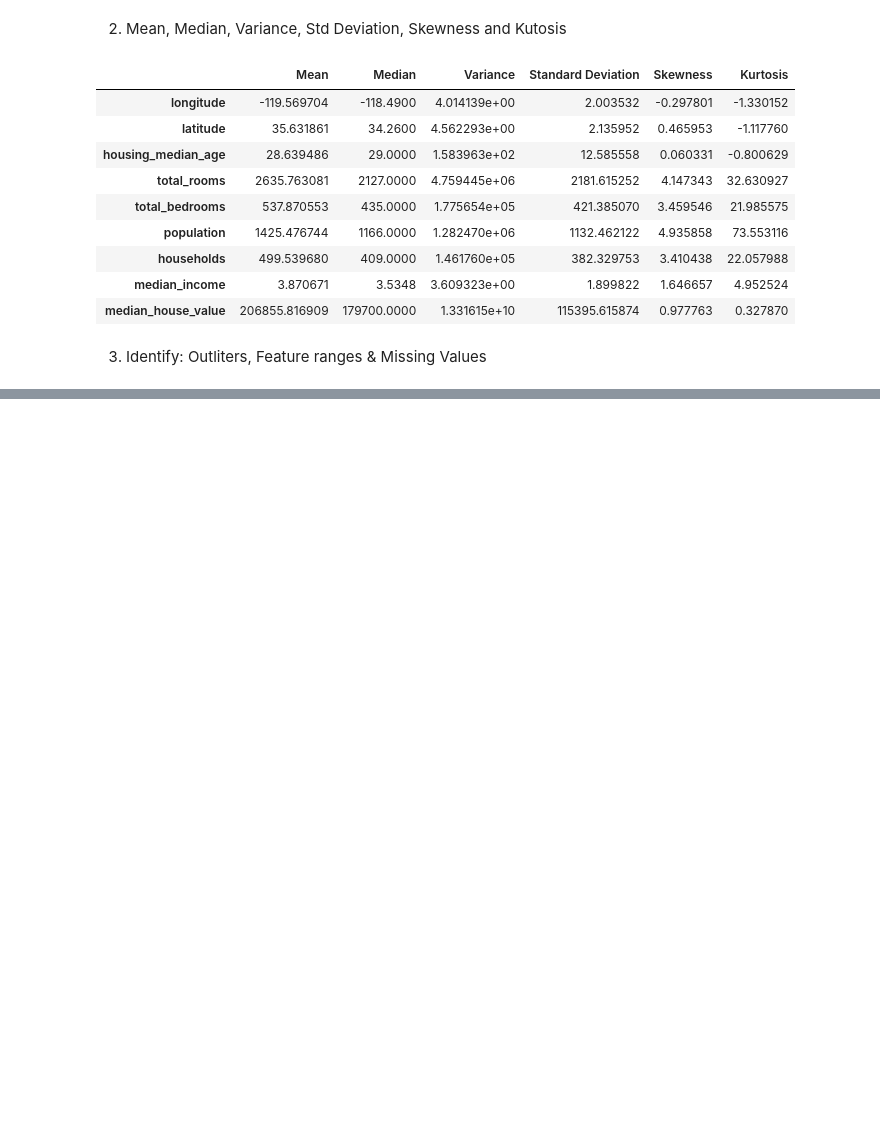
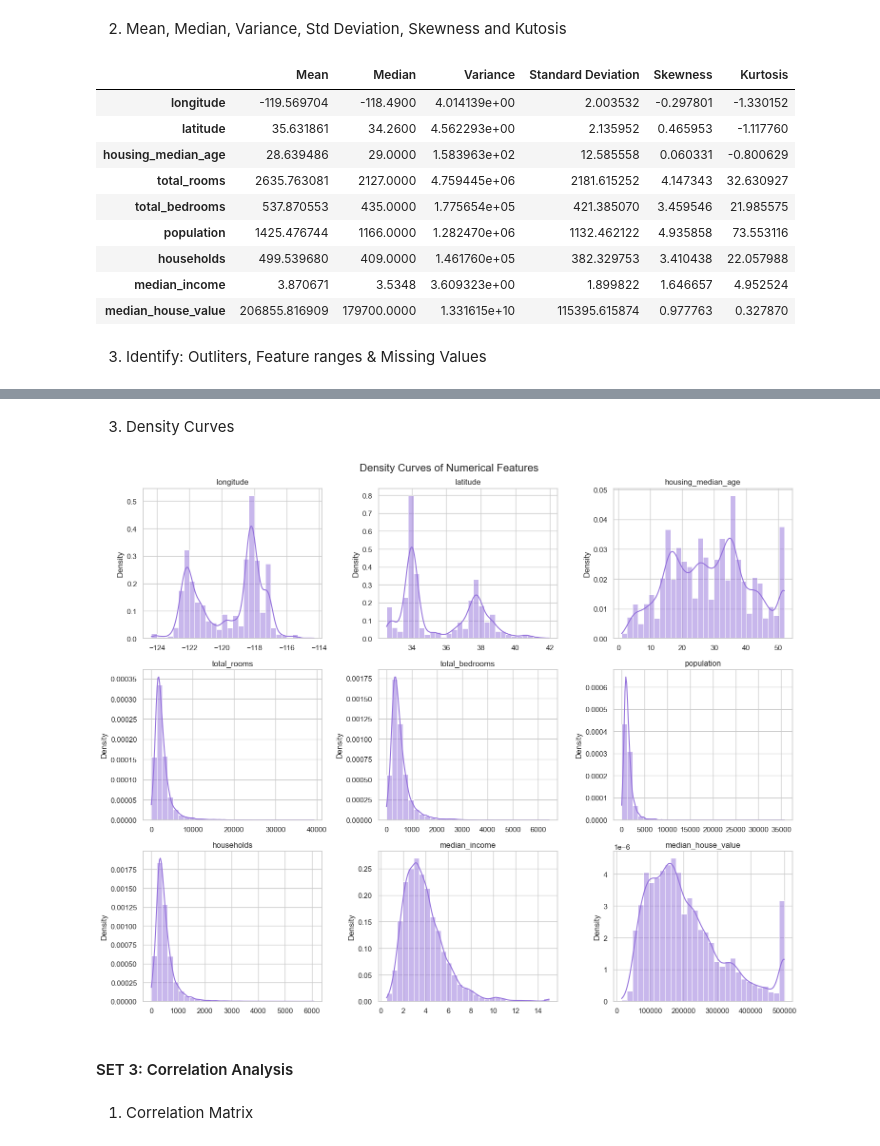
Before and after one commit to Mahanidhii/Data-Exploration-and-Preprocessing, a Jupyter notebook: EDA&Predictive_Analysis.ipynb, the cells around one changed output, grey strips where cells are left out. Saved outputs shown, nothing was run; the diff lists cells and outputs as text; code cells hidden in the pictures; blank space fills up the shorter version.

```diff
--- a/EDA&Predictive_Analysis.ipynb
+++ b/EDA&Predictive_Analysis.ipynb
@@ -53,0 +158,25 @@ display(stats_summary)
+# %% [markdown]
+3. Density Curves
+# %%
+fig, axes = plt.subplots(nrows=3, ncols=3, figsize=(15, 12))
+fig.suptitle('Density Curves of Numerical Features', fontsize=16)
+
+axes = axes.flatten()
+
+for i, col in enumerate(num_df.columns):
+    sns.histplot(num_df[col], kde=True, ax=axes[i], color='mediumpurple', stat="density", bins=30)
+    axes[i].set_title(col)
+    axes[i].set_ylabel('Density')
+    axes[i].set_xlabel('')
+
+for j in range(i + 1, len(axes)):
+    fig.delaxes(axes[j])
+
+plt.tight_layout()
+plt.show()
+# %% [output]
+[figure, added]
+# %% [markdown]
+#### SET 3: Correlation Analysis
+# %% [markdown]
+1. Correlation Matrix
```
Also changed, not shown: parts of 34 cells of this notebook.
